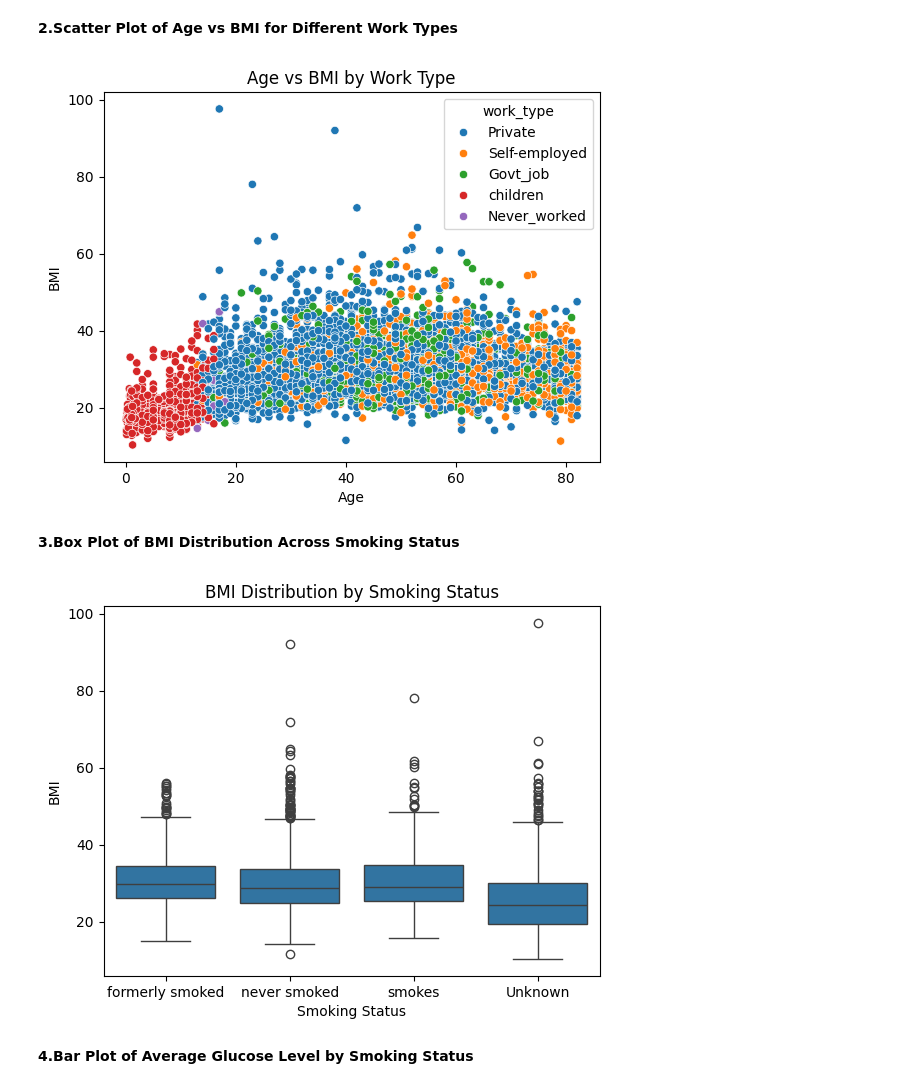
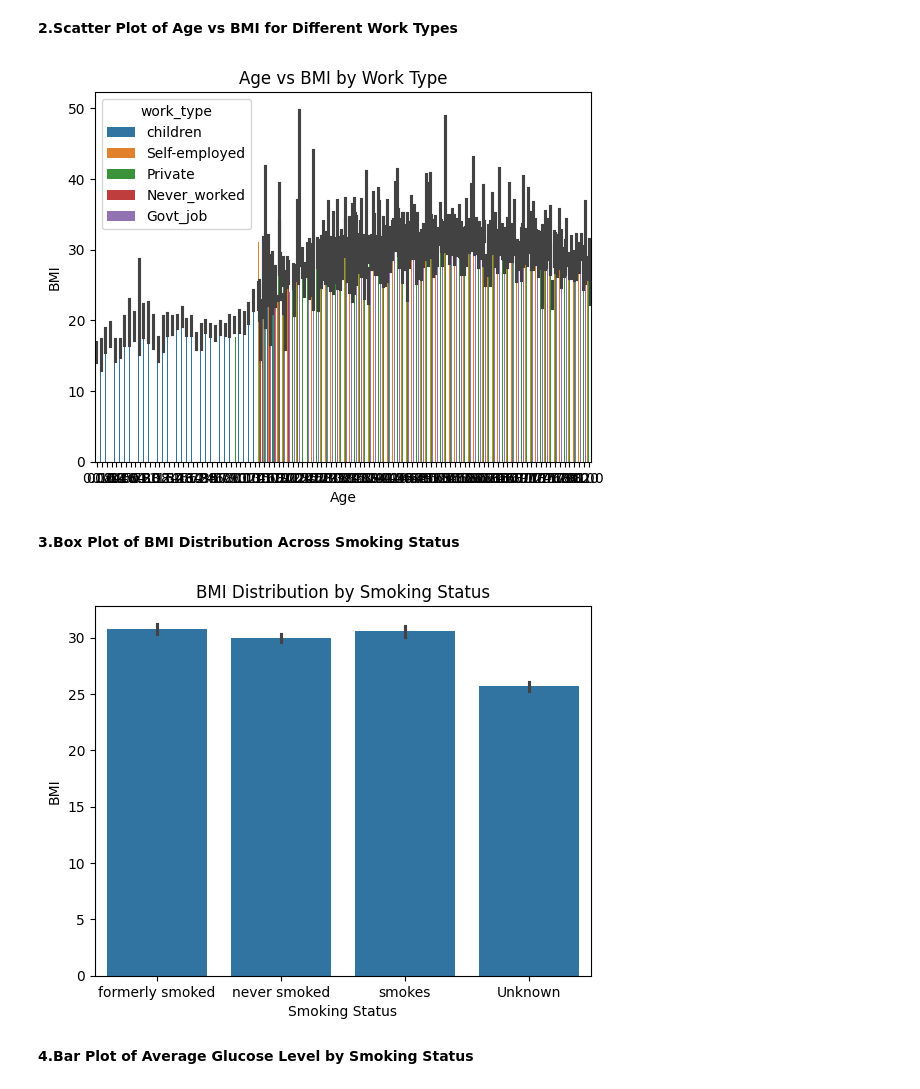
Before and after one commit to Bhavanakruthi/Stroke-patient-healthcare, a Jupyter notebook: stroke2.ipynb, the cells around one changed output. Saved outputs shown, nothing was run; the diff lists cells and outputs as text; code cells hidden in the pictures.

```diff
--- a/stroke2.ipynb
+++ b/stroke2.ipynb
@@ -42,23 +42,23 @@ plt.show()
 # %% [markdown]
 **2.Scatter Plot of Age vs BMI for Different Work Types**
 # %%
-sns.scatterplot(data=df, x='age', y='bmi', hue='work_type')
+sns.barplot(data=df, x='age', y='bmi', hue='work_type')
 plt.title('Age vs BMI by Work Type')
 plt.xlabel('Age')
 plt.ylabel('BMI')
 plt.show()
 # %% [output]
-[figure, old version]
+[figure, new version]
 # %% [markdown]
 **3.Box Plot of BMI Distribution Across Smoking Status**
 # %%
-sns.boxplot(data=df, x='smoking_status', y='bmi')
+sns.barplot(data=df, x='smoking_status', y='bmi')
 plt.title('BMI Distribution by Smoking Status')
 plt.xlabel('Smoking Status')
 plt.ylabel('BMI')
 plt.show()
 # %% [output]
-[figure, old version]
+[figure, new version]
 # %% [markdown]
 **4.Bar Plot of Average Glucose Level by Smoking Status**
 # %%
```
